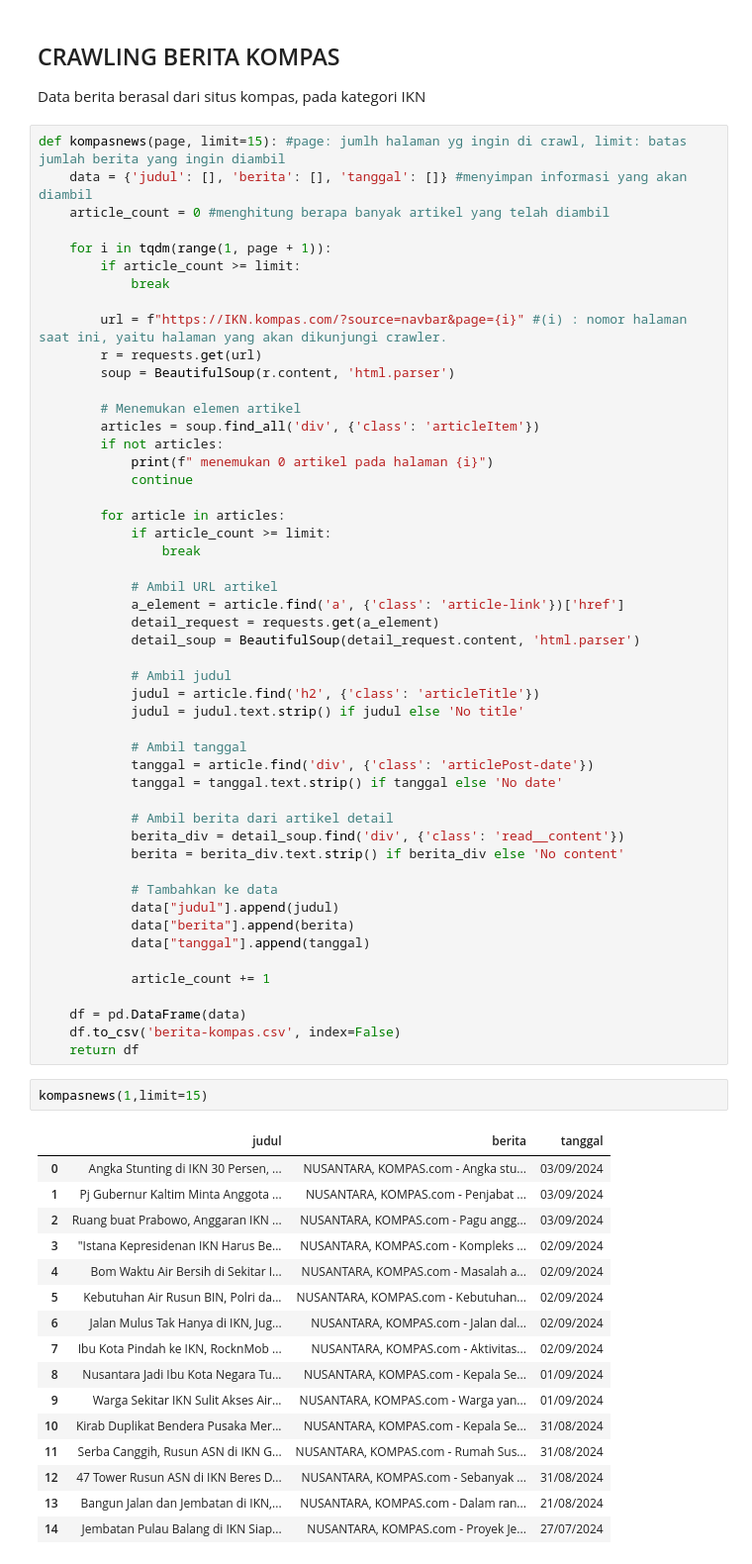
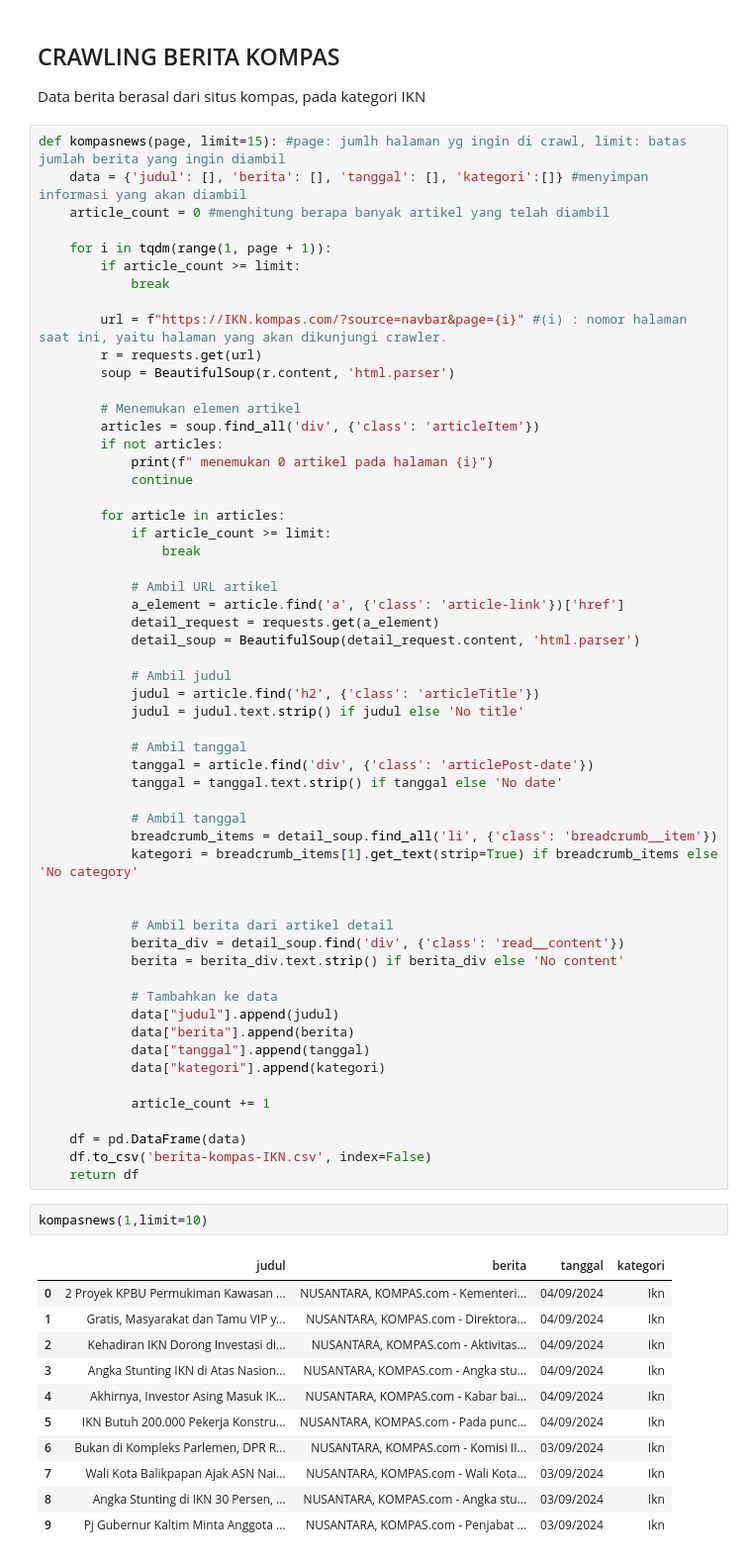
Before and after one commit to RahmaNhz/PPW, a Jupyter notebook: _sources/CrawlingBerita.ipynb, the cells around one changed output. Shown: that part at 99% size. Cells and saved outputs as stored; diff of their text form.

```diff
--- a/_sources/CrawlingBerita.ipynb
+++ b/_sources/CrawlingBerita.ipynb
@@ -42,7 +118,7 @@ from tqdm import tqdm
 Data berita berasal dari situs kompas, pada kategori IKN
 # %%
 def kompasnews(page, limit=15): #page: jumlh halaman yg ingin di crawl, limit: batas jumlah berita yang ingin diambil
-    data = {'judul': [], 'berita': [], 'tanggal': []} #menyimpan informasi yang akan diambil
+    data = {'judul': [], 'berita': [], 'tanggal': [], 'kategori':[]} #menyimpan informasi yang akan diambil
     article_count = 0 #menghitung berapa banyak artikel yang telah diambil
 
     for i in tqdm(range(1, page + 1)):
@@ -76,6 +152,11 @@ def kompasnews(page, limit=15): #page: jumlh halaman yg ingin di crawl, limit: b
             tanggal = article.find('div', {'class': 'articlePost-date'})
             tanggal = tanggal.text.strip() if tanggal else 'No date'
 
+            # Ambil tanggal
+            breadcrumb_items = detail_soup.find_all('li', {'class': 'breadcrumb__item'})
+            kategori = breadcrumb_items[1].get_text(strip=True) if breadcrumb_items else 'No category'
+
+
             # Ambil berita dari artikel detail
             berita_div = detail_soup.find('div', {'class': 'read__content'})
             berita = berita_div.text.strip() if berita_div else 'No content'
@@ -84,28 +165,24 @@ def kompasnews(page, limit=15): #page: jumlh halaman yg ingin di crawl, limit: b
             data["judul"].append(judul)
             data["berita"].append(berita)
             data["tanggal"].append(tanggal)
+            data["kategori"].append(kategori)
 
             article_count += 1
 
     df = pd.DataFrame(data)
-    df.to_csv('berita-kompas.csv', index=False)
+    df.to_csv('berita-kompas-IKN.csv', index=False)
     return df
 # %%
-kompasnews(1,limit=15)
+kompasnews(1,limit=10)
 # %% [output]
-|  | judul | berita | tanggal |
-| 0 | Angka Stunting di IKN 30 Persen, ... | NUSANTARA, KOMPAS.com - Angka stu... | 03/09/2024 |
-| 1 | Pj Gubernur Kaltim Minta Anggota ... | NUSANTARA, KOMPAS.com - Penjabat ... | 03/09/2024 |
-| 2 | Ruang buat Prabowo, Anggaran IKN ... | NUSANTARA, KOMPAS.com - Pagu angg... | 03/09/2024 |
-| 3 | "Istana Kepresidenan IKN Harus Be... | NUSANTARA, KOMPAS.com - Kompleks ... | 02/09/2024 |
-| 4 | Bom Waktu Air Bersih di Sekitar I... | NUSANTARA, KOMPAS.com - Masalah a... | 02/09/2024 |
-| 5 | Kebutuhan Air Rusun BIN, Polri da... | NUSANTARA, KOMPAS.com - Kebutuhan... | 02/09/2024 |
-| 6 | Jalan Mulus Tak Hanya di IKN, Jug... | NUSANTARA, KOMPAS.com - Jalan dal... | 02/09/2024 |
-| 7 | Ibu Kota Pindah ke IKN, RocknMob ... | NUSANTARA, KOMPAS.com - Aktivitas... | 02/09/2024 |
-| 8 | Nusantara Jadi Ibu Kota Negara Tu... | NUSANTARA, KOMPAS.com - Kepala Se... | 01/09/2024 |
-| 9 | Warga Sekitar IKN Sulit Akses Air... | NUSANTARA, KOMPAS.com - Warga yan... | 01/09/2024 |
-| 10 | Kirab Duplikat Bendera Pusaka Mer... | NUSANTARA, KOMPAS.com - Kepala Se... | 31/08/2024 |
-| 11 | Serba Canggih, Rusun ASN di IKN G... | NUSANTARA, KOMPAS.com - Rumah Sus... | 31/08/2024 |
-| 12 | 47 Tower Rusun ASN di IKN Beres D... | NUSANTARA, KOMPAS.com - Sebanyak ... | 31/08/2024 |
-| 13 | Bangun Jalan dan Jembatan di IKN,... | NUSANTARA, KOMPAS.com - Dalam ran... | 21/08/2024 |
-| 14 | Jembatan Pulau Balang di IKN Siap... | NUSANTARA, KOMPAS.com - Proyek Je... | 27/07/2024 |
+|  | judul | berita | tanggal | kategori |
+| 0 | 2 Proyek KPBU Permukiman Kawasan ... | NUSANTARA, KOMPAS.com - Kementeri... | 04/09/2024 | Ikn |
+| 1 | Gratis, Masyarakat dan Tamu VIP y... | NUSANTARA, KOMPAS.com - Direktora... | 04/09/2024 | Ikn |
+| 2 | Kehadiran IKN Dorong Investasi di... | NUSANTARA, KOMPAS.com - Aktivitas... | 04/09/2024 | Ikn |
+| 3 | Angka Stunting IKN di Atas Nasion... | NUSANTARA, KOMPAS.com - Angka stu... | 04/09/2024 | Ikn |
+| 4 | Akhirnya, Investor Asing Masuk IK... | NUSANTARA, KOMPAS.com - Kabar bai... | 04/09/2024 | Ikn |
+| 5 | IKN Butuh 200.000 Pekerja Konstru... | NUSANTARA, KOMPAS.com - Pada punc... | 04/09/2024 | Ikn |
+| 6 | Bukan di Kompleks Parlemen, DPR R... | NUSANTARA, KOMPAS.com - Komisi II... | 03/09/2024 | Ikn |
+| 7 | Wali Kota Balikpapan Ajak ASN Nai... | NUSANTARA, KOMPAS.com - Wali Kota... | 03/09/2024 | Ikn |
+| 8 | Angka Stunting di IKN 30 Persen, ... | NUSANTARA, KOMPAS.com - Angka stu... | 03/09/2024 | Ikn |
+| 9 | Pj Gubernur Kaltim Minta Anggota ... | NUSANTARA, KOMPAS.com - Penjabat ... | 03/09/2024 | Ikn |
```
Also changed, not shown: parts of 11 cells of this notebook, 2 other files.
